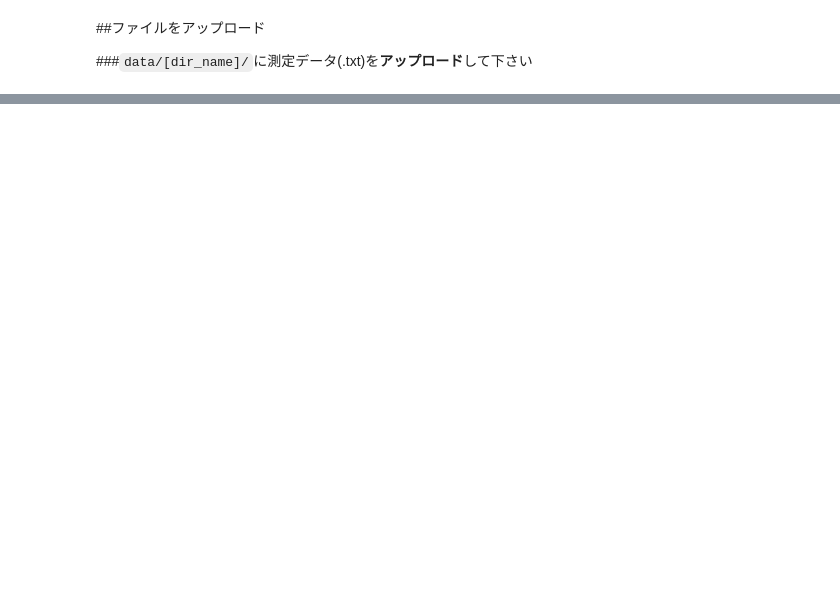
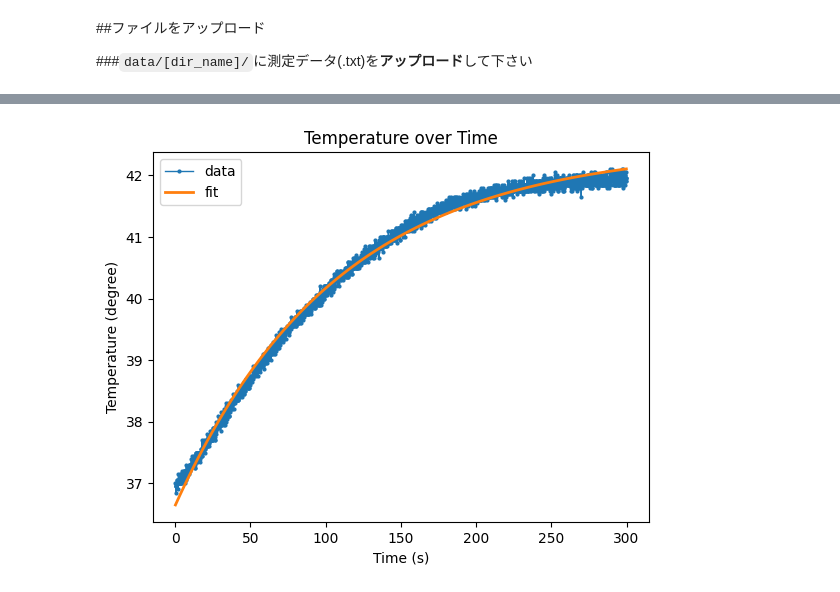
Before and after one commit to phi1z/1yanagiLab, a Jupyter notebook: SAR.ipynb, the cells around one changed output, grey strips where cells are left out. Saved outputs shown, nothing was run; the diff lists cells and outputs as text; code cells hidden in the pictures; blank space fills up the shorter version.

Commit message:
Add at once section

```diff
--- a/SAR.ipynb
+++ b/SAR.ipynb
@@ -51,7 +53,7 @@ print("前提ファイルの読み込みが完了しました")
 
 
 #@markdown ###ディレクトリー名を入力
-dir_name = "sample" # @param {"type":"string"}
+dir_name = "small" # @param {"type":"string"}
 
 os.makedirs("data", exist_ok=True)
 dir_name_ud = os.path.join("data", dir_name)
@@ -329,3 +380,100 @@ plt.savefig(f"graph/{file_name}.png")
 print(f"グラフを graph/{file_name}.png に保存しました")
 
 plt.show()
+# %%
+# @title at once
+
+file_path = os.path.join(dir_name_ud, this_file.value)
+file_name = os.path.basename(file_path)
+file_name = os.path.splitext(file_name)[0]
+
+df = read_data(file_path)
+df = offset_row(df, "Temperature", 37)
+
+a = 36 # @param {"type":"number"}
+b = 0.5 # @param {"type":"number"}
+k = 0.1 # @param {"type":"number"}
+
+initial_guess = [a, b, k]
+popt, pcov = curve_fit(exponential_func, df['Time'], df['Temperature'], p0=initial_guess)
+disp_popt = [""]*3
+decimals = [1, 2, 4]
+for i , p in enumerate(popt):
+  disp_popt[i] = f"{p:.{decimals[i]}f}"
+sigmas = np.sqrt(np.diag(pcov))
+disp_sigmas = [""]*3
+for i , p in enumerate(sigmas):
+  disp_sigmas[i] = f"{p:.{count_decimal_places(disp_popt[i])}f}"
+
+ROC = square_error_d2f(df['Time'], df['Temperature'], exponential_func, popt)
+ROC_disp = f"{ROC:.4g}"
+chi_square, p_value = chi_square_d2f(df['Time'], df['Temperature'], exponential_func, popt)
+chi_square = f"{chi_square:.4g}"
+p_value = f"{p_value:.4g}"
+
+delta_T = df['Temperature'].iloc[-1] - df['Temperature'].iloc[0]
+delta_TB = abs(delta_T - popt[1])
+delta_TB = f"{delta_TB:.4g}"
+
+print("===Result===")
+
+display(Math(r'$R^2 = {roc}$'.format(roc=ROC_disp)))
+display(Math(r'$\chi^2 = {chi_sq}$'.format(chi_sq=chi_square)))
+display(Math(r'$P = {p}$'.format(p=p_value)))
+
+fit_x = np.linspace(df['Time'].min(), df['Time'].max(), 100)
+fit_y = exponential_func(fit_x, *popt)
+fit_y_ts = exponential_func(df['Time'], *popt)
+
+plt.plot(df['Time'], df['Temperature'], 'o-', label='data',
+         linewidth=1, markersize=2
+         )
+plt.plot(fit_x, fit_y, '-', label='fit', linewidth=2)
+
+plt.title('Temperature over Time')
+plt.xlabel('Time (s)')
+plt.ylabel('Temperature (degree)')
+
+plt.legend()
+
+plt.show()
+
+C = 4.178 # @param {"type":"number"}
+C_sigma = 0 # @param {"type":"number"}
+
+delta_T_check = False # @param {type:"boolean"}
+
+del_T = popt[1]
+del_T_sigma = sigmas[1]
+if delta_T_check:
+  del_T = delta_T
+  del_T_sigma = 2 * np.sqrt(np.sum((df['Temperature'] - fit_y_ts)**2)) / len(df['Temperature'])
+
+SAR = C * del_T * popt[2]
+SAR = f"{SAR:.3g}"
+
+SAR_sigma = np.sqrt( del_T_sigma**2 * C * popt[2] + sigmas[2]**2 * C * popt[1] + C_sigma ** 2 * popt[1] * popt[2] )
+SAR_sigma = f"{SAR_sigma:.{count_decimal_places(SAR)}f}"
+
+print("===Result===")
+display(Math(r'$SAR = {sar} \pm {sar_sd} \:\mathrm{{W/g}}$'.format(sar=SAR, sar_sd=SAR_sigma)))
+
+print("\n===Save===")
+os.makedirs("out_put", exist_ok=True)
+out_put = os.path.join("out_put", f"{file_name}_result.txt")
+out_text = f"===SAR===\n"
+out_text += f"SAR = {SAR} ± {SAR_sigma} W/g\n"
+out_text += f"n===Fit Parameters===\n"
+out_text += f"a = {disp_popt[0]} ± {disp_sigmas[0]} ℃\n"
+out_text += f"b = {disp_popt[1]} ± {disp_sigmas[1]} ℃\n"
+out_text += f"k = {disp_popt[2]} ± {disp_sigmas[2]} K/s\n"
+out_text += f"\n===Fitting Result===\n"
+out_text += f"R^2 = {ROC_disp}\n"
+out_text += f"χ^2 = {chi_square}\n"
+out_text += f"P = {p_value}\n"
+
+with open(out_put, mode='w') as f:
+  f.write(out_text)
+
+print(f"結果を {out_put} に保存しました")
+# %% [output]
@@ -331,0 +484 @@ plt.show()
+[figure, added]
```
Also changed, not shown: parts of 7 cells of this notebook.
